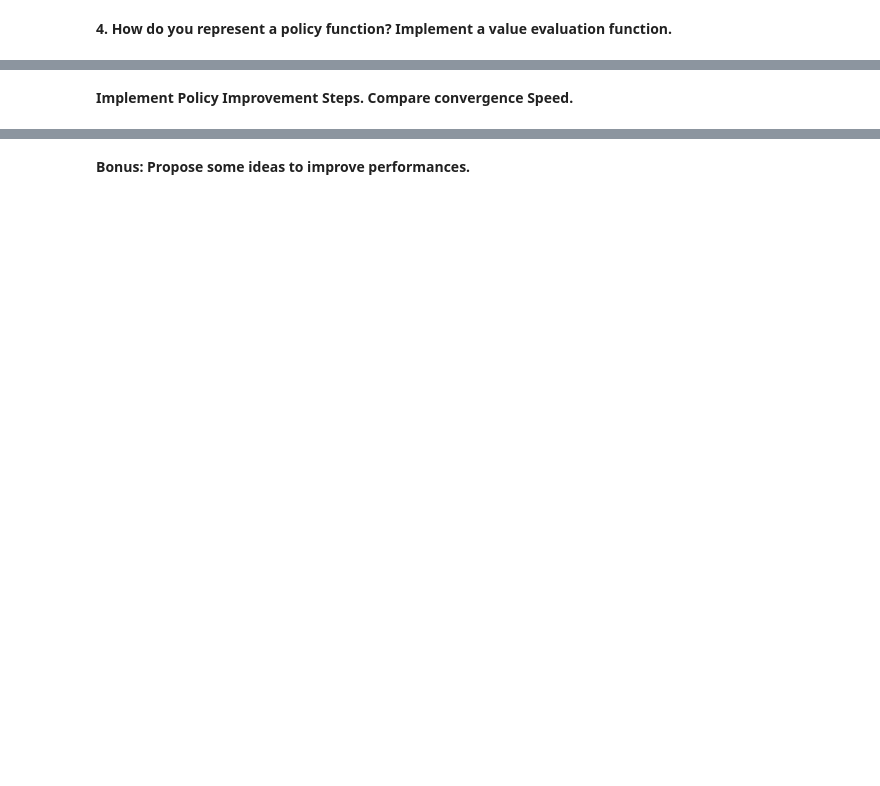
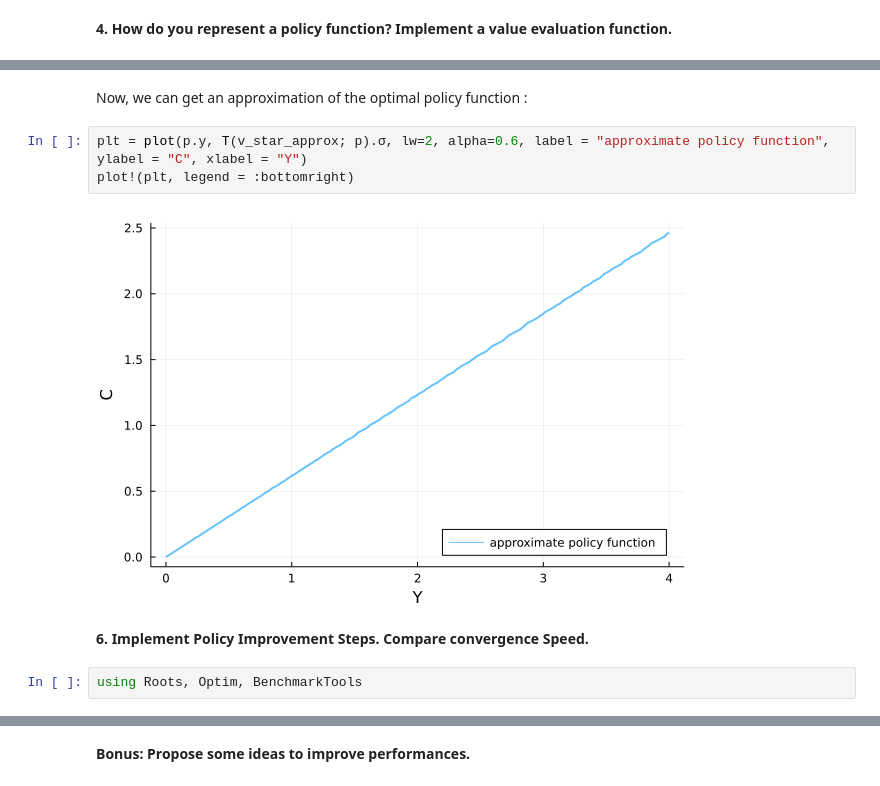
Before and after one commit to gabriellequeran/mie37, a Jupyter notebook: notebooks/homework_2.ipynb, the cells around one changed output, grey strips where cells are left out. Saved outputs shown, nothing was run; the diff lists cells and outputs as text; blank space fills up the shorter version.

```diff
--- a/notebooks/homework_2.ipynb
+++ b/notebooks/homework_2.ipynb
@@ -292,2 +373,11 @@ __Solve the model using Value Function Iteration. Plot the solution.__
+# %% [markdown]
+Now, we can get an approximation of the optimal policy function :
+# %%
+plt = plot(p.y, T(v_star_approx; p).σ, lw=2, alpha=0.6, label = "approximate policy function", ylabel = "C", xlabel = "Y")
+plot!(plt, legend = :bottomright)
+# %% [output]
+[figure, added]
 # %% [markdown]
-__Implement Policy Improvement Steps. Compare convergence Speed.__
+__6. Implement Policy Improvement Steps. Compare convergence Speed.__
+# %%
+using Roots, Optim, BenchmarkTools
```
Also changed, not shown: parts of 16 cells of this notebook.
